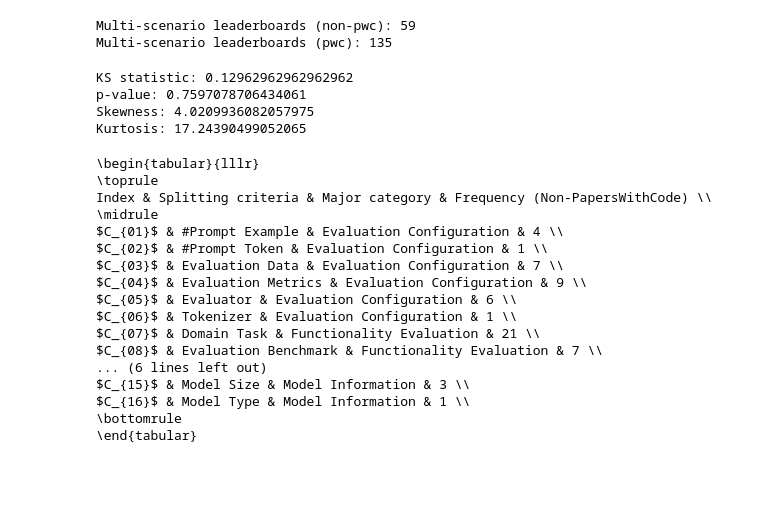
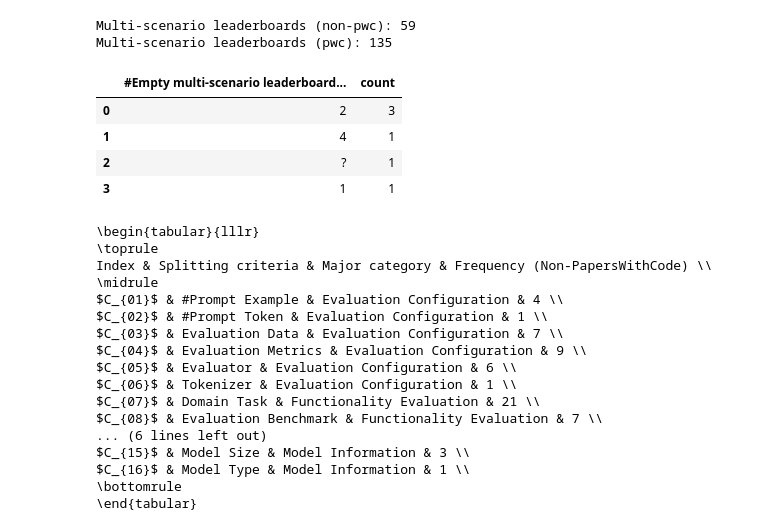
Before and after one commit to zhimin-z/Foundation-Model-Leaderboard-Survey, a Jupyter notebook: code/main.ipynb, the cells around one changed output. Drawn from its saved outputs; the diff is of its cells as text; code cells hidden in the pictures; blank space fills up the shorter version.

```diff
--- a/code/main.ipynb
+++ b/code/main.ipynb
@@ -1502,59 +1502,15 @@ print(f'Multi-scenario leaderboards (pwc): {len(df_pwc)}')
 # %% [output]
 Multi-scenario leaderboards (non-pwc): 59
 Multi-scenario leaderboards (pwc): 135
-# %%
-df = pd.read_csv(path_rq1 / 'Leaderboard_processed.csv')
-df = df[(df['#Empty multi-scenario leaderboards (non-pwc)'] != '?') & df['#Empty multi-scenario leaderboards (non-pwc)'].notna()]
-empty_leaderboards = df['#Empty multi-scenario leaderboards (non-pwc)'].astype(int).tolist()
-
-fig = go.Figure(data=[go.Histogram(x=empty_leaderboards)])
-fig.update_layout(
-    title="Distribution of Number of Empty Leaderboard across Multi-scenario Leaderboards",
-    xaxis_title="Number of Empty Leaderboard",
-    yaxis_title="Number of Occurrence",
-    bargap=0.1,  # Gap between bars of adjacent location coordinates
-    xaxis=dict(
-        tickmode='linear',  # Setting tick mode to linear
-        # tick0=1,    # Starting tick
-        dtick=20      # Set every single value on x-axis
-    )
-)
-fig.show()
-fig.write_image(path_rq1 / 'empty leaderboard distribution.pdf')
-
-lambda_poisson = np.mean(empty_leaderboards)
-# Generating a Poisson distribution with the same λ and number of observations
-poisson_dist = stats.poisson.rvs(mu=lambda_poisson, size=len(empty_leaderboards))
-# Conducting a Kolmogorov-Smirnov test to compare the data to the theoretical Poisson distribution
-ks_statistic, p_value = stats.ks_2samp(empty_leaderboards, poisson_dist)
-
-print(f'KS statistic: {ks_statistic}')
-print(f'p-value: {p_value}')
-
-skewness = stats.skew(empty_leaderboards)
-kurtosis = stats.kurtosis(empty_leaderboards)
-
-print('Skewness:', skewness)
-print('Kurtosis:', kurtosis)
-
-df = pd.read_csv(path_rq1 / 'Leaderboard_processed.csv')
-df.dropna(subset=['#Empty multi-scenario leaderboards (non-pwc)'], inplace=True)
-df['Modality'] = df['Modality'].apply(ast.literal_eval)
-df = df.explode('Modality')
-
-fig = go.Figure()
-for name, group in df.groupby('Modality'):
-    fig.add_trace(go.Box(y=group['#Empty multi-scenario leaderboards (non-pwc)'], name=name))
-fig.update_layout(title="Distribution of Number of Empty Multi-scenario Leaderboards by Task Modality",
-                  yaxis=dict(title='Number of Empty Multi-scenario Leaderboards'),
-                  xaxis=dict(title='Task Modality'))
-fig.write_image(path_rq1 / 'empty leaderboard distribution by task modality.pdf')
-fig.show()
-# %% [output]
-KS statistic: 0.12962962962962962
-p-value: 0.7597078706434061
-Skewness: 4.0209936082057975
-Kurtosis: 17.24390499052065
+# %%
+df = pd.read_csv(path_rq1 / 'Leaderboard_processed.csv')
+df['#Empty multi-scenario leaderboards (non-pwc)'].value_counts().reset_index()
+# %% [output]
+|  | #Empty multi-scenario leaderboard... | count |
+| 0 | 2 | 3 |
+| 1 | 4 | 1 |
+| 2 | ? | 1 |
+| 3 | 1 | 1 |
 # %%
 df = pd.read_csv(path_rq1 / 'Leaderboard_processed.csv')
 df['Leaderboard splitting criteria for all platforms (non-pwc)'] = df['Leaderboard splitting criteria for all platforms (non-pwc)'].apply(ast.literal_eval)
```
Also changed, not shown: parts of 4 cells of this notebook, 3 other files.
